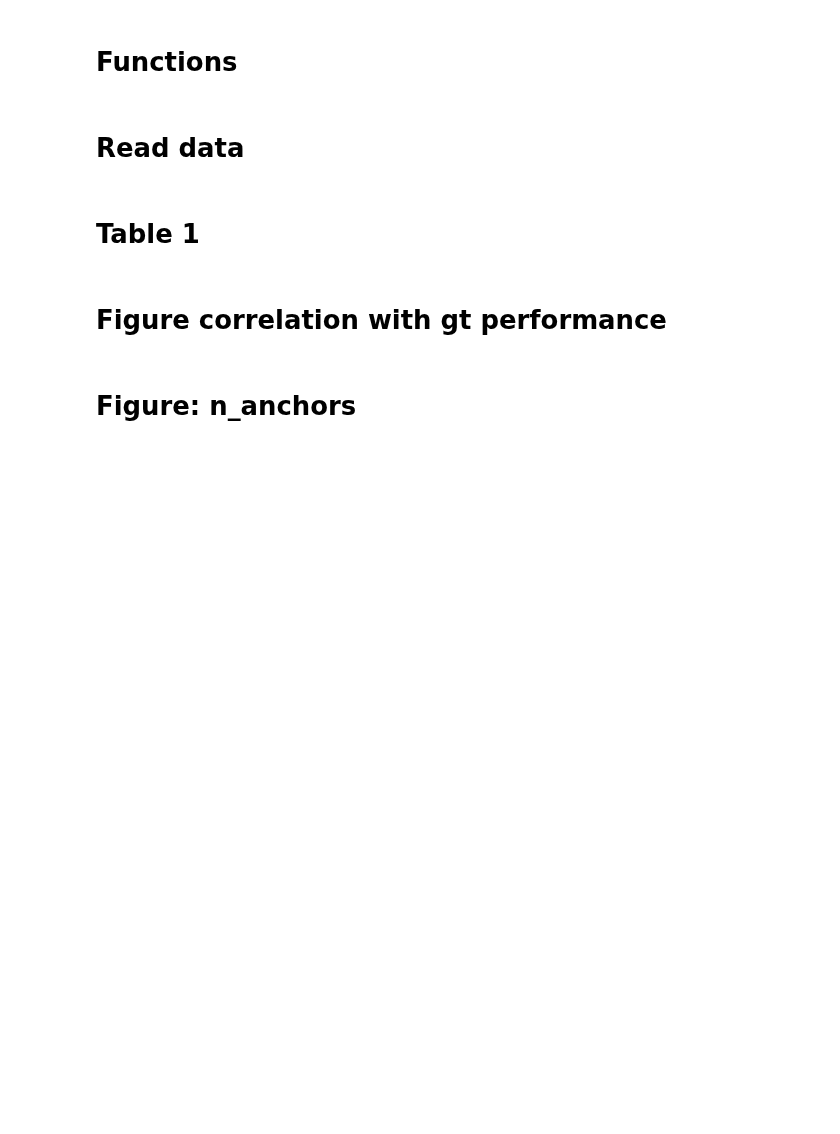
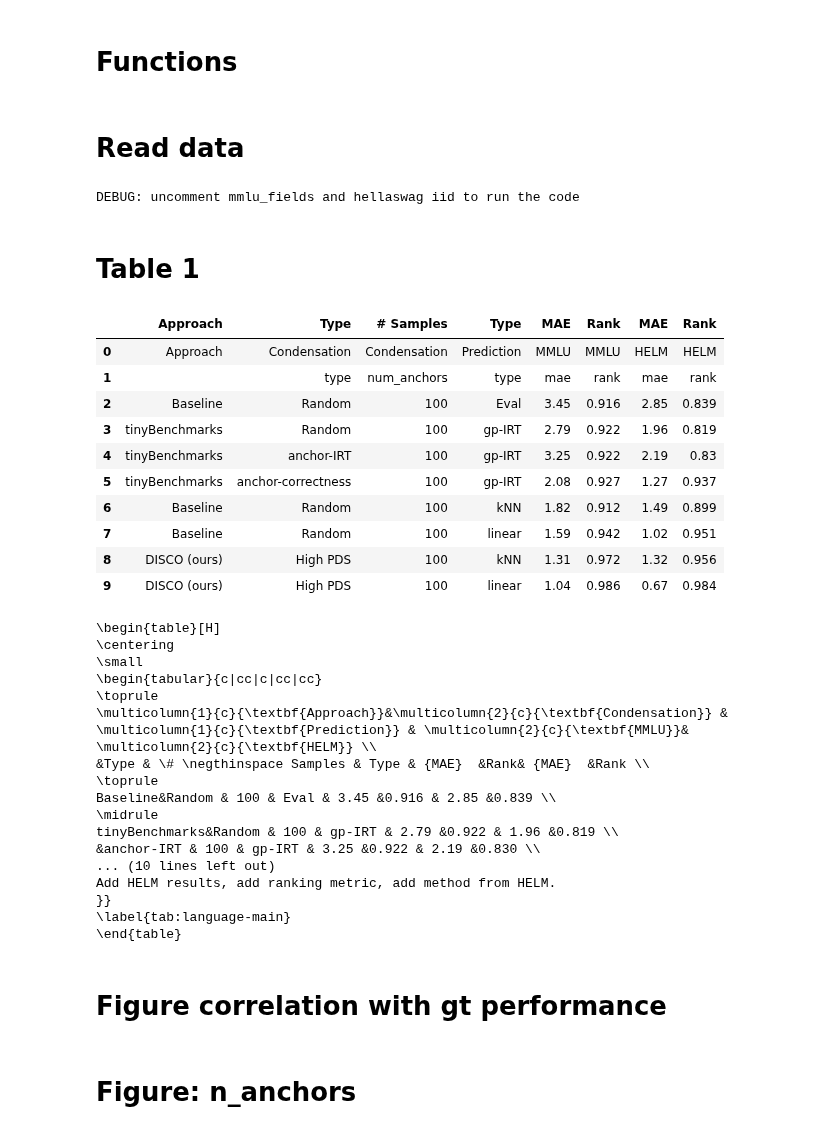
Before and after one commit to AlexanderRubinstein/efficbench, a Jupyter notebook: visualize_results_for_paper.ipynb, the cells around one changed output. Drawn from its saved outputs; the diff is of its cells as text; code cells hidden in the pictures; blank space fills up the shorter version.

Commit message:
Update main results table

```diff
--- a/visualize_results_for_paper.ipynb
+++ b/visualize_results_for_paper.ipynb
@@ -301,14 +302,6 @@ def make_df_with_results(table_avg, table_std, bench, split):
 # Read data
 # %%
 # load needed results
-# benches = [
-#     "mmlu_fields",
-#     # "helm"
-# ]
-# splits = [
-#     # "iid",
-#     "noniid"
-# ]
 results_suffixes = {
     "mmlu_fields": {
 
@@ -320,13 +313,18 @@ results_suffixes = {
             "ours": "_disagreement_best_48",
             "irt": "_disagreement_compare_with_irt44"
         }
+    },
+    "hellaswag": {
+
+        "iid": {
+            "ours": "_disagreement_best_63",
+            "irt": "_disagreement_best_63"
+        },
+        "noniid": {
+            "ours": "_disagreement_best_64",
+            "irt": "_disagreement_best_64"
+        }
     }
-    # "helm": {
-    #     "ours": {
-    #         "filename_suffix",
-    #         "filename_suffix_mmlu_fields"
-    #     },
-    # }
 }
 scenarios_to_skip = []
 table_1_data = []
@@ -337,7 +335,7 @@ table_std_dict = {}
 model_perf_dict = {}
 
 for bench, per_bench in results_suffixes.items():
-    ordered = bench == "mmlu_fields"
+    ordered = bench in ["mmlu_fields", "hellaswag"]
     for split, per_split in per_bench.items():
         for agg_type in ["mae", "rank"]:
             table_avg_base = None
@@ -403,12 +401,44 @@ for bench, per_bench in results_suffixes.items():
 # for table in table_1_data:
 #     print("DEBUG")
 #     display(table)
+# %% [output]
+DEBUG: uncomment mmlu_fields and hellaswag iid to run the code
 # %% [markdown]
 # Table 1
 # %%
-table_1, latex_str = make_table_1(table_1_data + [(None, 100), (None, 100)])
+# table_1, latex_str = make_table_1(table_1_data + [(None, 100), (None, 100)])
+table_1, latex_str = make_table_1(table_1_data)
 display(table_1)
 print(latex_str)
+# %% [output]
+|  | Approach | Type | # Samples | Type | MAE | Rank | MAE | Rank |
+| 0 | Approach | Condensation | Condensation | Prediction | MMLU | MMLU | HELM | HELM |
+| 1 |  | type | num_anchors | type | mae | rank | mae | rank |
+| 2 | Baseline | Random | 100 | Eval | 3.45 | 0.916 | 2.85 | 0.839 |
+| 3 | tinyBenchmarks | Random | 100 | gp-IRT | 2.79 | 0.922 | 1.96 | 0.819 |
+| 4 | tinyBenchmarks | anchor-IRT | 100 | gp-IRT | 3.25 | 0.922 | 2.19 | 0.83 |
+| 5 | tinyBenchmarks | anchor-correctness | 100 | gp-IRT | 2.08 | 0.927 | 1.27 | 0.937 |
+| 6 | Baseline | Random | 100 | kNN | 1.82 | 0.912 | 1.49 | 0.899 |
+| 7 | Baseline | Random | 100 | linear | 1.59 | 0.942 | 1.02 | 0.951 |
+| 8 | DISCO (ours) | High PDS | 100 | kNN | 1.31 | 0.972 | 1.32 | 0.956 |
+| 9 | DISCO (ours) | High PDS | 100 | linear | 1.04 | 0.986 | 0.67 | 0.984 |
+\begin{table}[H]
+\centering
+\small
+\begin{tabular}{c|cc|c|cc|cc}
+\toprule
+\multicolumn{1}{c}{\textbf{Approach}}&\multicolumn{2}{c}{\textbf{Condensation}} & \multicolumn{1}{c}{\textbf{Prediction}} & \multicolumn{2}{c}{\textbf{MMLU}}& \multicolumn{2}{c}{\textbf{HELM}} \\
+&Type & \# \negthinspace Samples & Type & {MAE}  &Rank& {MAE}  &Rank \\
+\toprule
+Baseline&Random & 100 & Eval & 3.45 &0.916 & 2.85 &0.839 \\
+\midrule
+tinyBenchmarks&Random & 100 & gp-IRT & 2.79 &0.922 & 1.96 &0.819 \\
+&anchor-IRT & 100 & gp-IRT & 3.25 &0.922 & 2.19 &0.830 \\
+... (10 lines left out)
+Add HELM results, add ranking metric, add method from HELM.
+}}
+\label{tab:language-main}
+\end{table}
 # %% [markdown]
 # Figure correlation with gt performance
 # %%
```
Also changed, not shown: parts of 1 cell of this notebook.
